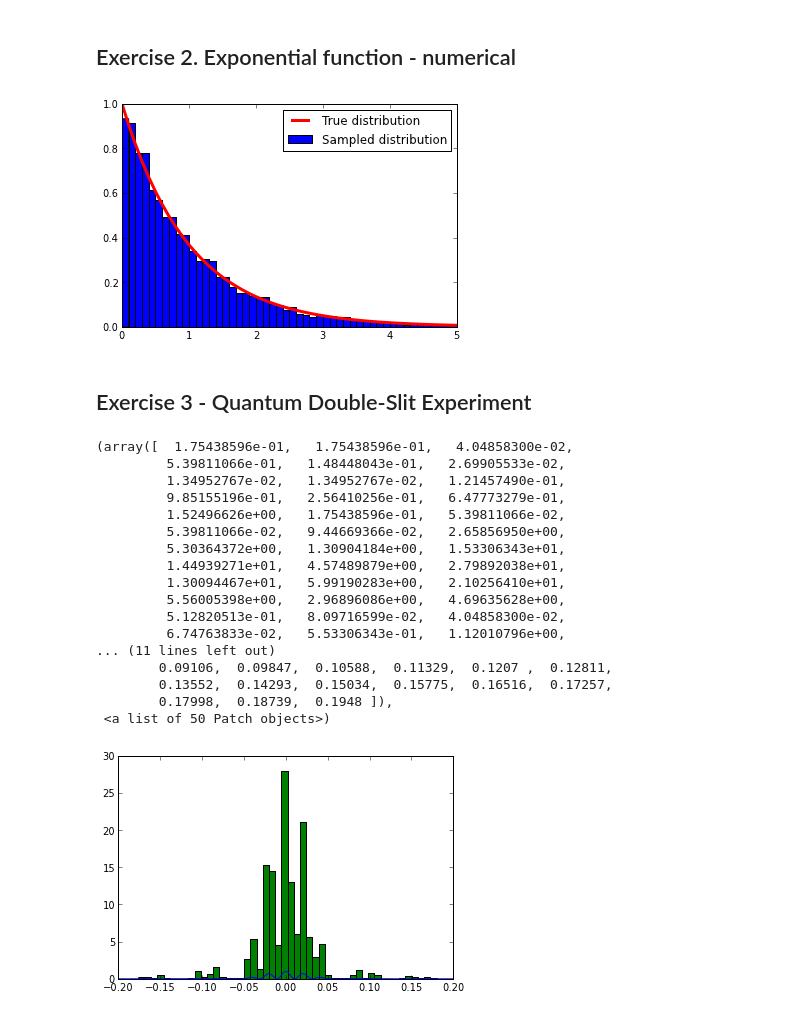
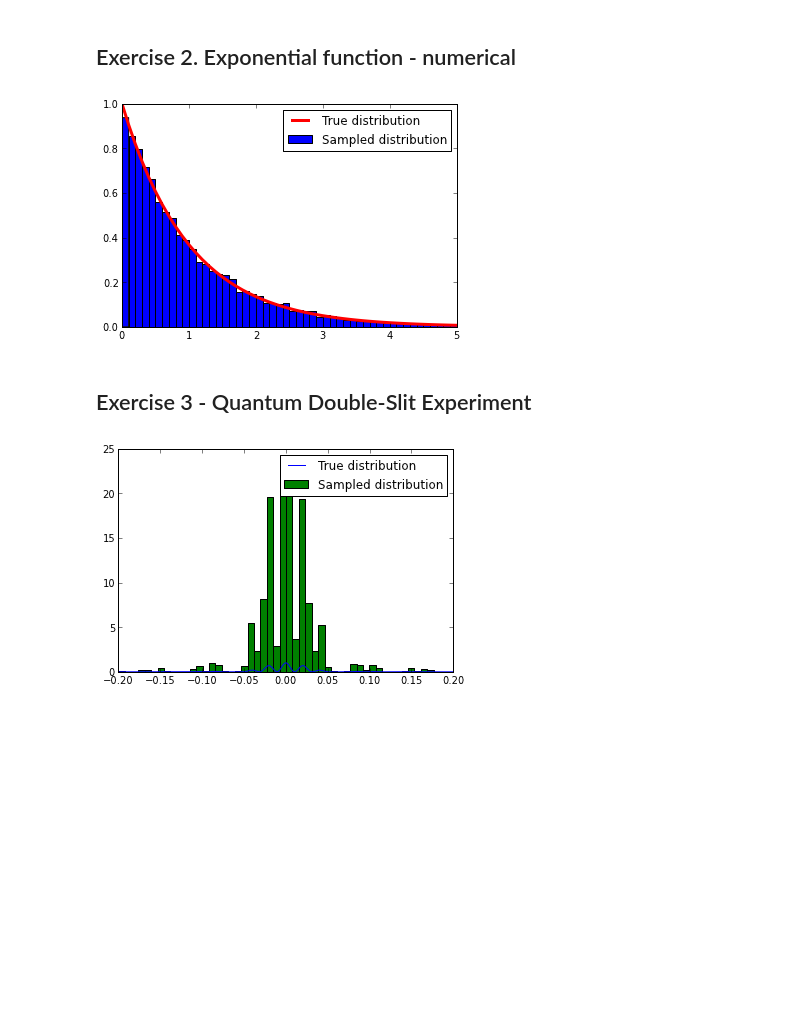
Before and after one commit to dbenton93/PHYS202-S13, a Jupyter notebook: Week8/MC-Simulation Ex7.ipynb, the cells around one changed output. Saved outputs shown, nothing was run; the diff lists cells and outputs as text; code cells hidden in the pictures; blank space fills up the shorter version.

```diff
--- a/Week8/MC-Simulation Ex7.ipynb
+++ b/Week8/MC-Simulation Ex7.ipynb
@@ -35,24 +37,23 @@ Exercise 2. Exponential function - numerical
 x = arange(0.,5.1,0.1)
 lam = 1
 f = lambda x: lam*exp(-lam*x)
-cdf = cumsum(f(x)) / sum(f(x))
-#cdf
+Fx = cumsum(f(x)) / sum(f(x))
 # %%
 N = 10000
 z = numpy.random.random_sample(N)
-xsamples = x[cdf.searchsorted(z)]
+xsamples = x[searchsorted(Fx,z)]
 hist(xsamples, 50, normed=True, label="Sampled distribution")
 plot(x,f(x),label='True distribution', lw=3, color='red')
 legend(loc=0)
 show()
 # %% [output]
-[figure, old version]
+[figure, new version]
 # %%
 def distribute1D(x,prob,N):
     """Takes any numerical distribution prob, on the interval defined by the array x, and returns an array of N sampled values that are statistically the same as the input data"""
-    cdf = cumsum(prob) / sum(prob)
+    Fx = cumsum(prob)/sum(prob)
     z = numpy.random.random_sample(N)
-    xsamples = x[cdf.searchsorted(z)]
+    xsamples = x[searchsorted(Fx,z)]
     return xsamples
 # %% [markdown]
 Exercise 3 - Quantum Double-Slit Experiment
@@ -69,27 +70,12 @@ IDST = Issd*Idsi
 # %%
 xsamp= distribute1D(x,IDST,N)
 # %%
-plot(x,IDST)
-hist(xsamp,50,normed=True)
+plot(x,IDST, label="True distribution")
+hist(xsamp,50,normed=True,label="Sampled distribution")
+legend(loc=0)
+show()
 # %% [output]
-(array([  1.75438596e-01,   1.75438596e-01,   4.04858300e-02,
-         5.39811066e-01,   1.48448043e-01,   2.69905533e-02,
-         1.34952767e-02,   1.34952767e-02,   1.21457490e-01,
-         9.85155196e-01,   2.56410256e-01,   6.47773279e-01,
-         1.52496626e+00,   1.75438596e-01,   5.39811066e-02,
-         5.39811066e-02,   9.44669366e-02,   2.65856950e+00,
-         5.30364372e+00,   1.30904184e+00,   1.53306343e+01,
-         1.44939271e+01,   4.57489879e+00,   2.79892038e+01,
-         1.30094467e+01,   5.99190283e+00,   2.10256410e+01,
-         5.56005398e+00,   2.96896086e+00,   4.69635628e+00,
-         5.12820513e-01,   8.09716599e-02,   4.04858300e-02,
-         6.74763833e-02,   5.53306343e-01,   1.12010796e+00,
-... (11 lines left out)
-        0.09106,  0.09847,  0.10588,  0.11329,  0.1207 ,  0.12811,
-        0.13552,  0.14293,  0.15034,  0.15775,  0.16516,  0.17257,
-        0.17998,  0.18739,  0.1948 ]),
- <a list of 50 Patch objects>)
-[figure, old version]
+[figure, new version]
 # %%
 N = 1
 xsamp= distribute1D(x,IDST,N)
```
Also changed, not shown: parts of 14 cells of this notebook.
